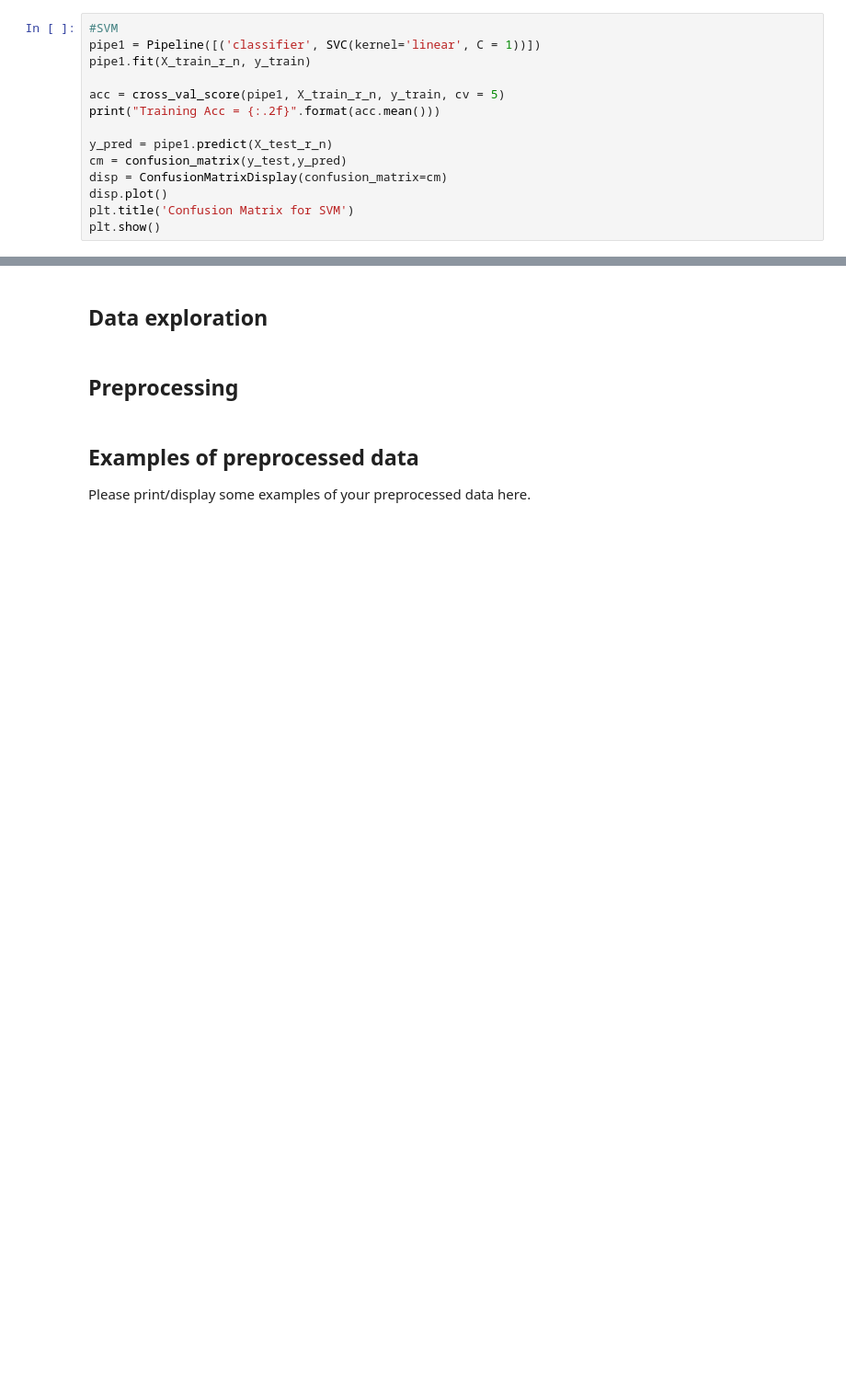
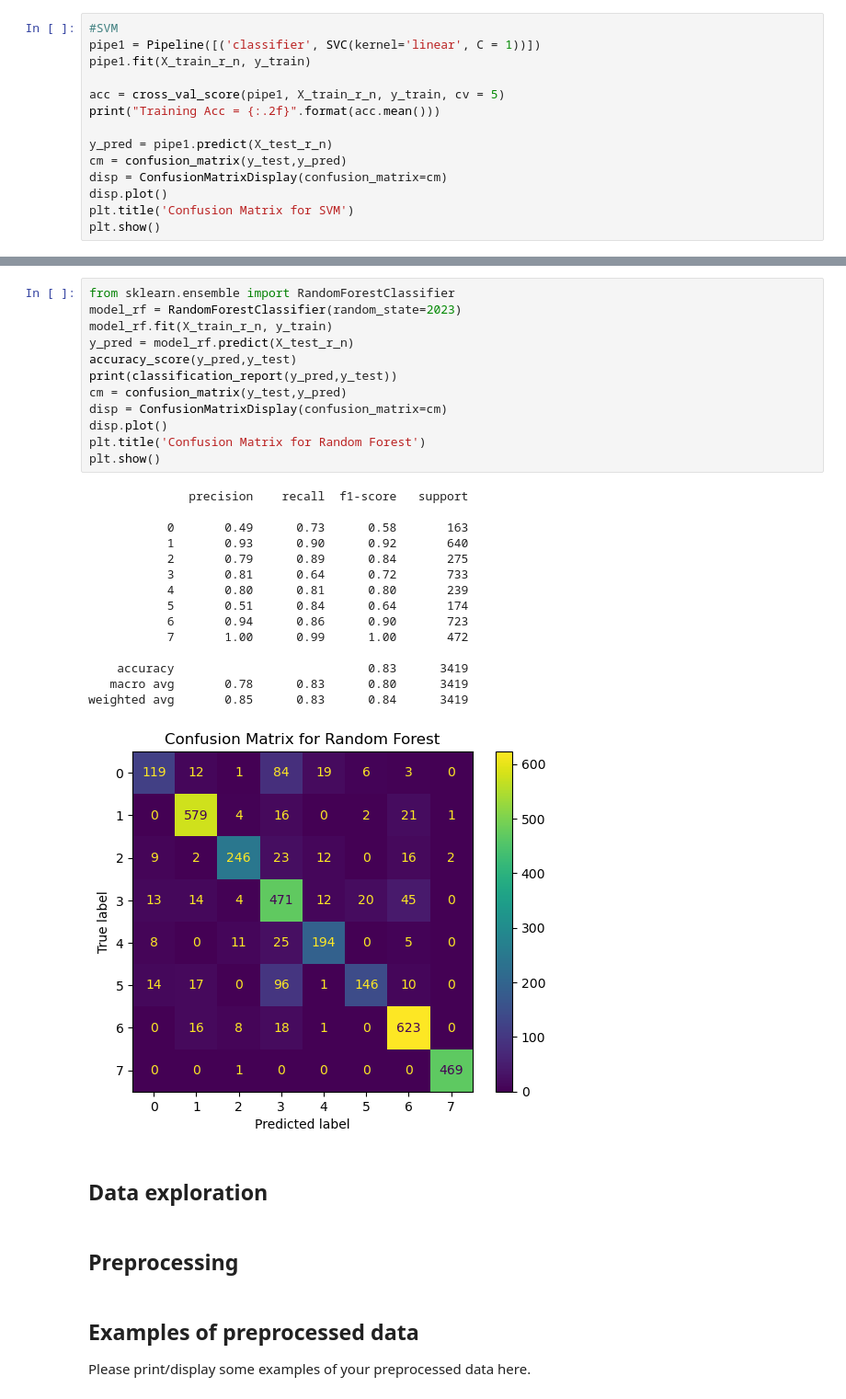
Before and after one commit to wtc233/5318ASM2, a Jupyter notebook: assignment2-template.ipynb, the cells around one changed output, grey strips where cells are left out. Shown: that part at 92% size. Drawn from its saved outputs; the diff is of its cells as text; blank space fills up the shorter version.

```diff
--- a/assignment2-template.ipynb
+++ b/assignment2-template.ipynb
@@ -226,3 +341,31 @@ plt.show()
+# %%
+from sklearn.ensemble import RandomForestClassifier
+model_rf = RandomForestClassifier(random_state=2023)
+model_rf.fit(X_train_r_n, y_train)
+y_pred = model_rf.predict(X_test_r_n)
+accuracy_score(y_pred,y_test)
+print(classification_report(y_pred,y_test))
+cm = confusion_matrix(y_test,y_pred)
+disp = ConfusionMatrixDisplay(confusion_matrix=cm)
+disp.plot()
+plt.title('Confusion Matrix for Random Forest')
+plt.show()
+# %% [output]
+              precision    recall  f1-score   support
+
+           0       0.49      0.73      0.58       163
+           1       0.93      0.90      0.92       640
+           2       0.79      0.89      0.84       275
+           3       0.81      0.64      0.72       733
+           4       0.80      0.81      0.80       239
+           5       0.51      0.84      0.64       174
+           6       0.94      0.86      0.90       723
+           7       1.00      0.99      1.00       472
+
+    accuracy                           0.83      3419
+   macro avg       0.78      0.83      0.80      3419
+weighted avg       0.85      0.83      0.84      3419
+[figure, added]
 # %% [markdown]
 ## Data exploration
 # %% [markdown]
```
Also changed, not shown: parts of 8 cells of this notebook, 3 other files.
